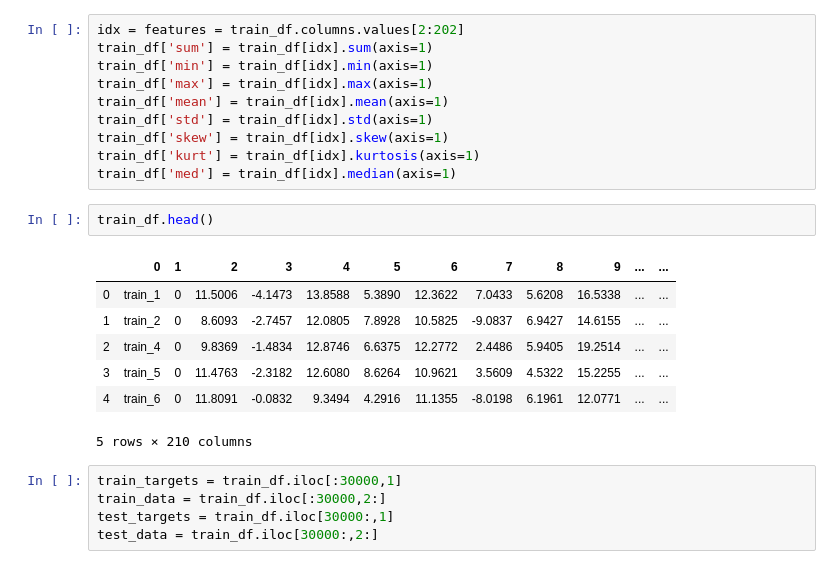
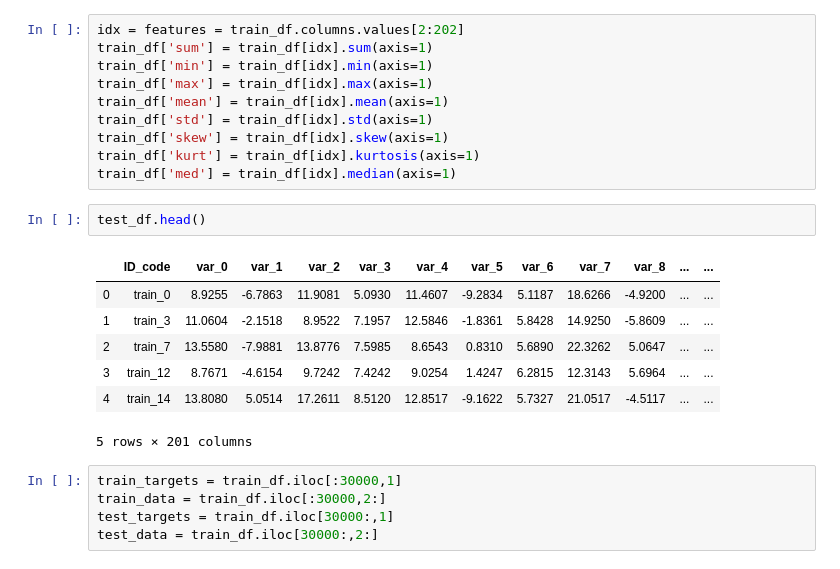
Before and after one commit to qinkle/MachineLearningTask, a Jupyter notebook: xgboost.ipynb, the cells around one changed output. Saved outputs shown, nothing was run; the diff lists cells and outputs as text.

```diff
--- a/xgboost.ipynb
+++ b/xgboost.ipynb
@@ -18,15 +18,15 @@ train_df['skew'] = train_df[idx].skew(axis=1)
 train_df['kurt'] = train_df[idx].kurtosis(axis=1)
 train_df['med'] = train_df[idx].median(axis=1)
 # %%
-train_df.head()
+test_df.head()
 # %% [output]
-|  | 0 | 1 | 2 | 3 | 4 | 5 | 6 | 7 | 8 | 9 | ... | ... |
-| 0 | train_1 | 0 | 11.5006 | -4.1473 | 13.8588 | 5.3890 | 12.3622 | 7.0433 | 5.6208 | 16.5338 | ... | ... |
-| 1 | train_2 | 0 | 8.6093 | -2.7457 | 12.0805 | 7.8928 | 10.5825 | -9.0837 | 6.9427 | 14.6155 | ... | ... |
-| 2 | train_4 | 0 | 9.8369 | -1.4834 | 12.8746 | 6.6375 | 12.2772 | 2.4486 | 5.9405 | 19.2514 | ... | ... |
-| 3 | train_5 | 0 | 11.4763 | -2.3182 | 12.6080 | 8.6264 | 10.9621 | 3.5609 | 4.5322 | 15.2255 | ... | ... |
-| 4 | train_6 | 0 | 11.8091 | -0.0832 | 9.3494 | 4.2916 | 11.1355 | -8.0198 | 6.1961 | 12.0771 | ... | ... |
+|  | ID_code | var_0 | var_1 | var_2 | var_3 | var_4 | var_5 | var_6 | var_7 | var_8 | ... | ... |
+| 0 | train_0 | 8.9255 | -6.7863 | 11.9081 | 5.0930 | 11.4607 | -9.2834 | 5.1187 | 18.6266 | -4.9200 | ... | ... |
+| 1 | train_3 | 11.0604 | -2.1518 | 8.9522 | 7.1957 | 12.5846 | -1.8361 | 5.8428 | 14.9250 | -5.8609 | ... | ... |
+| 2 | train_7 | 13.5580 | -7.9881 | 13.8776 | 7.5985 | 8.6543 | 0.8310 | 5.6890 | 22.3262 | 5.0647 | ... | ... |
+| 3 | train_12 | 8.7671 | -4.6154 | 9.7242 | 7.4242 | 9.0254 | 1.4247 | 6.2815 | 12.3143 | 5.6964 | ... | ... |
+| 4 | train_14 | 13.8080 | 5.0514 | 17.2611 | 8.5120 | 12.8517 | -9.1622 | 5.7327 | 21.0517 | -4.5117 | ... | ... |
-5 rows × 210 columns
+5 rows × 201 columns
 # %%
 train_targets = train_df.iloc[:30000,1]
 train_data = train_df.iloc[:30000,2:]
```
Also changed, not shown: parts of 7 cells of this notebook, 1 other file.
